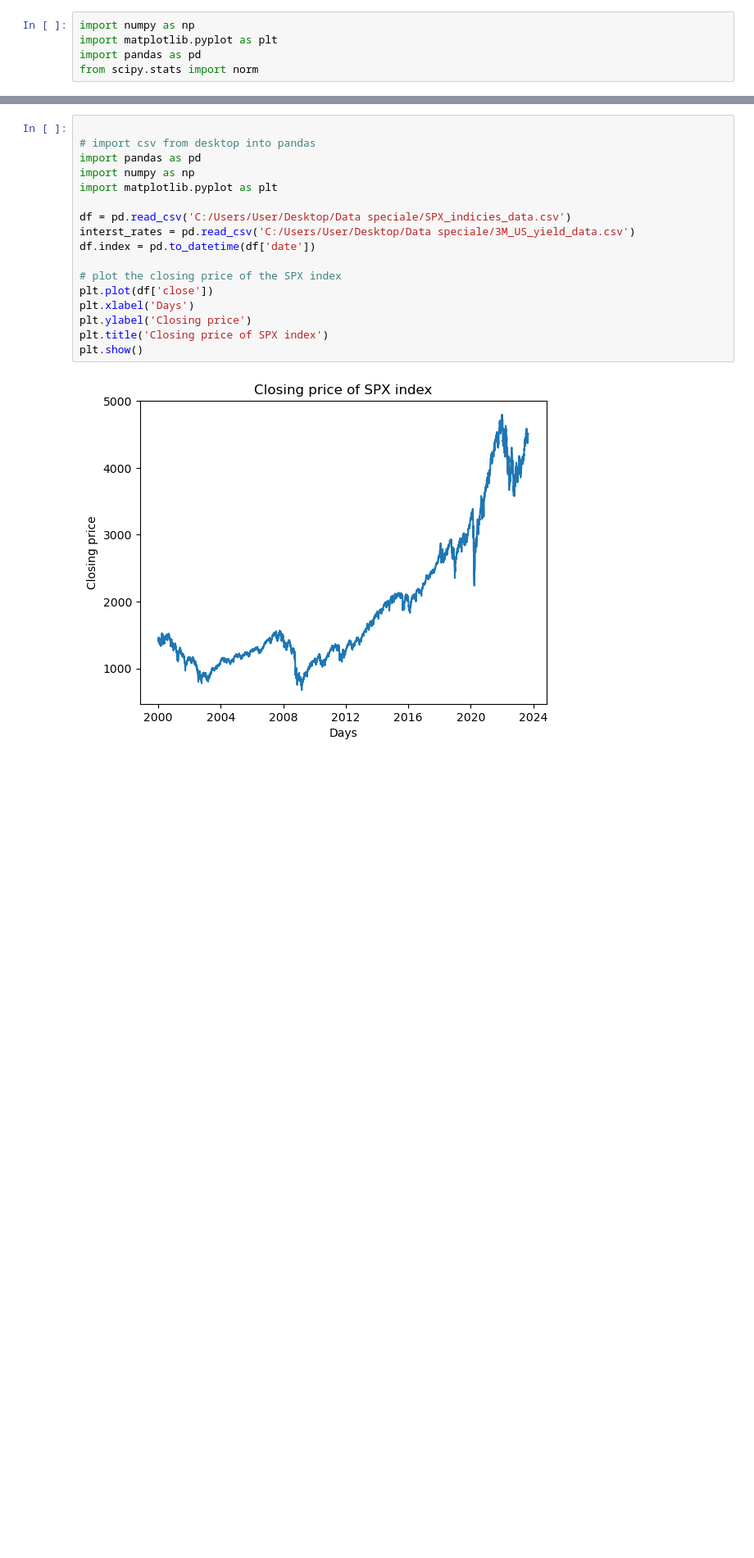
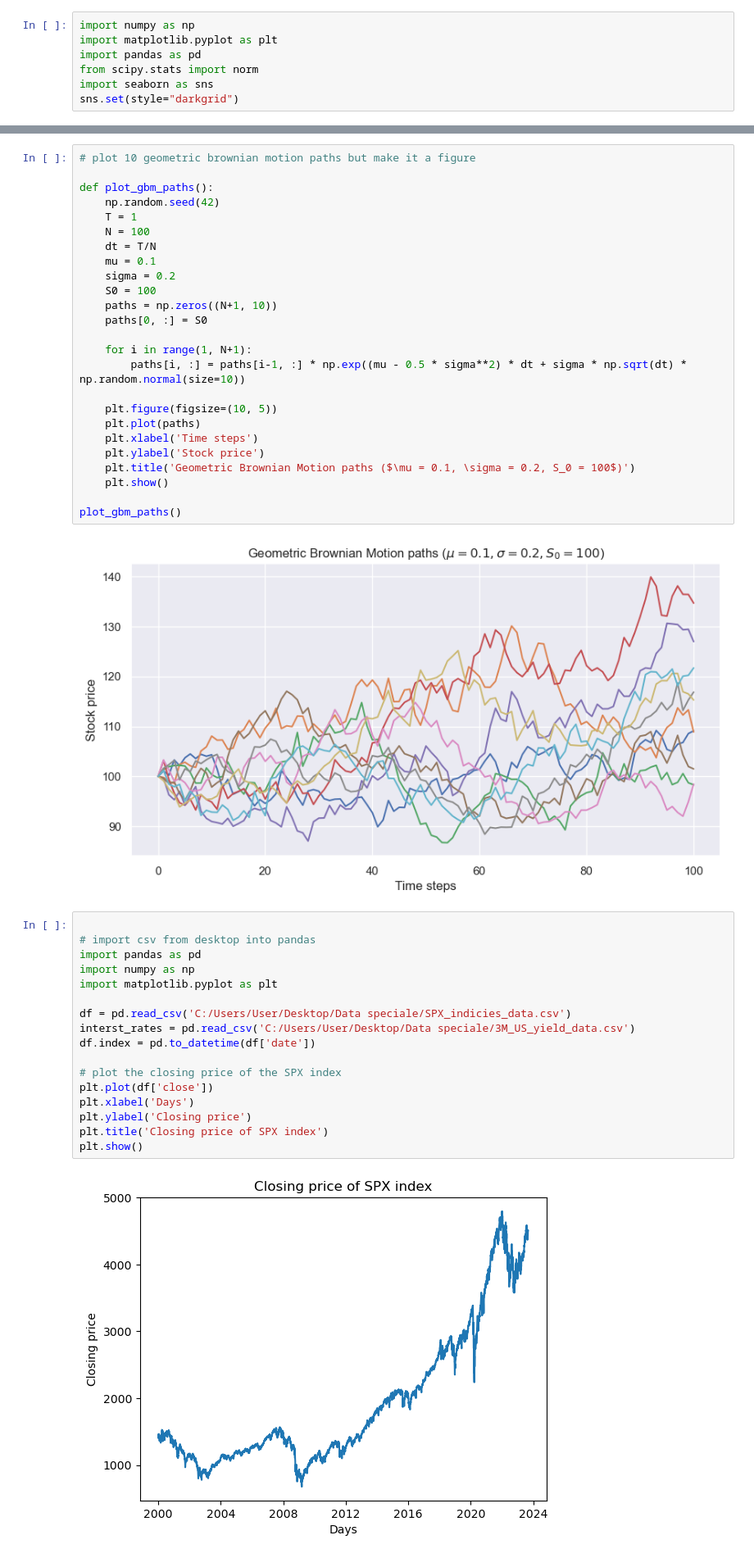
Before and after one commit to peter57441/Master-Thesis, a Jupyter notebook: Python/Misc.ipynb, the cells around one changed output, grey strips where cells are left out. Shown at 82% size. Saved outputs shown, nothing was run; the diff lists cells and outputs as text; blank space fills up the shorter version.

```diff
--- a/Python/Misc.ipynb
+++ b/Python/Misc.ipynb
@@ -3,6 +3,8 @@ import numpy as np
 import matplotlib.pyplot as plt
 import pandas as pd
 from scipy.stats import norm
+import seaborn as sns
+sns.set(style="darkgrid")
 # %%
 def plot_call_put_payoff():
     K = 100
@@ -31,3 +35,30 @@ plot_call_put_payoff()
+# %%
+# plot 10 geometric brownian motion paths but make it a figure
+
+def plot_gbm_paths():
+    np.random.seed(42)
+    T = 1
+    N = 100
+    dt = T/N
+    mu = 0.1
+    sigma = 0.2
+    S0 = 100
+    paths = np.zeros((N+1, 10))
+    paths[0, :] = S0
+
+    for i in range(1, N+1):
+        paths[i, :] = paths[i-1, :] * np.exp((mu - 0.5 * sigma**2) * dt + sigma * np.sqrt(dt) * np.random.normal(size=10))
+
+    plt.figure(figsize=(10, 5))
+    plt.plot(paths)
+    plt.xlabel('Time steps')
+    plt.ylabel('Stock price')
+    plt.title('Geometric Brownian Motion paths ($\mu = 0.1, \sigma = 0.2, S_0 = 100$)')
+    plt.show()
+
+plot_gbm_paths()
+# %% [output]
+[figure, added]
 # %%
 
 # import csv from desktop into pandas
```
Also changed, not shown: parts of 1 cell of this notebook, 2 other files.
